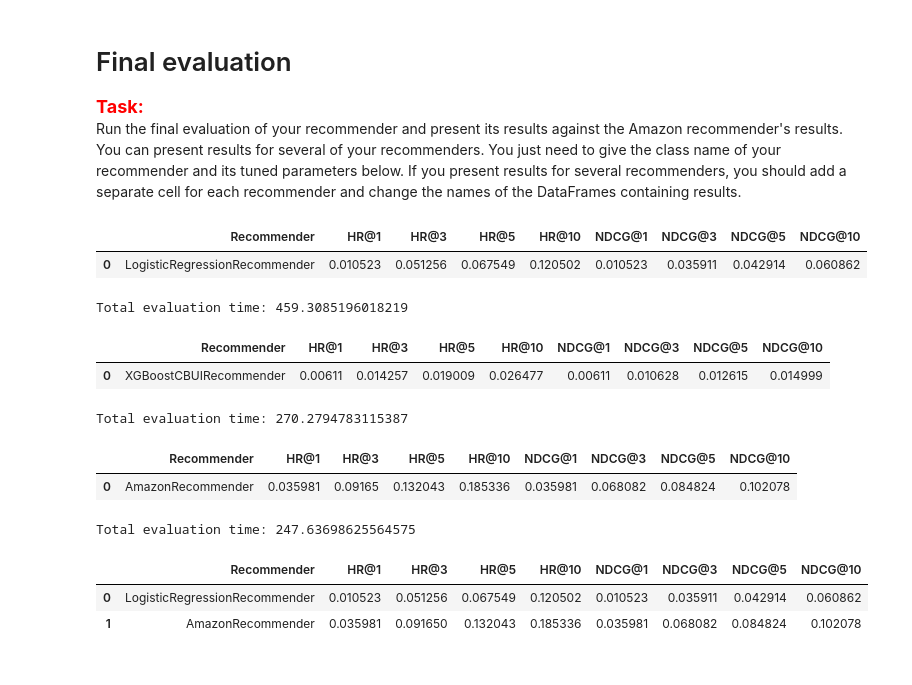
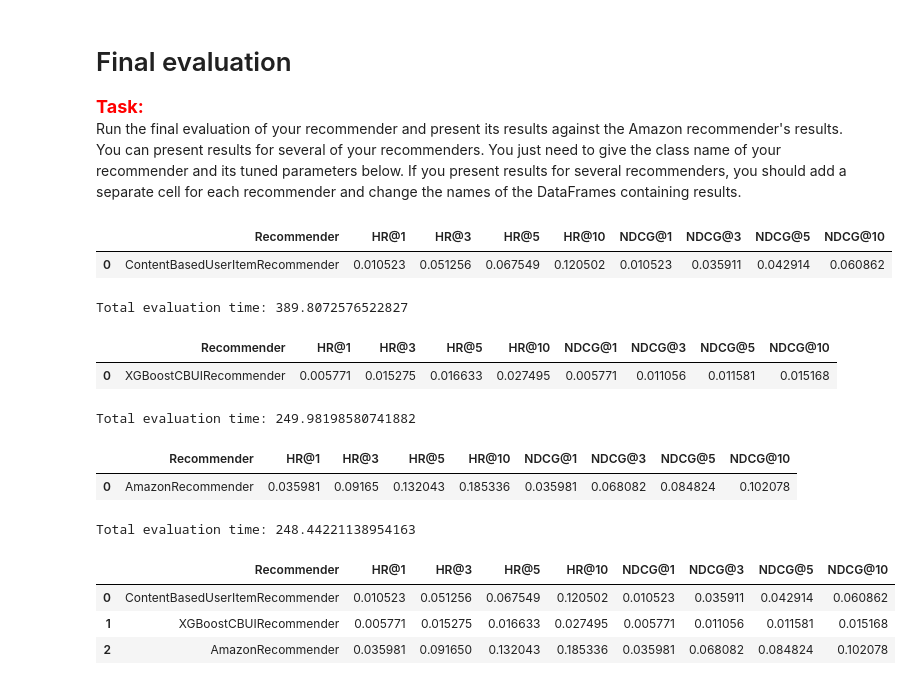
Before and after one commit to jbiesek/ContentBasedRecommender, a Jupyter notebook: project_1_recommender_and_evaluation.ipynb, the cells around one changed output. Drawn from its saved outputs; the diff is of its cells as text; code cells hidden in the pictures.

```diff
--- a/project_1_recommender_and_evaluation.ipynb
+++ b/project_1_recommender_and_evaluation.ipynb
@@ -357,9 +332,8 @@ class ContentBasedUserItemRecommender(Recommender):
         """
 
 #         https://stackoverflow.com/questions/38640109/logistic-regression-python-solvers-definitions
-        self.solver=solver
         self.model = LogisticRegression(
-            solver=self.solver)
+            solver='liblinear')
         self.n_neg_per_pos = n_neg_per_pos
 
         self.recommender_df = pd.DataFrame(columns=['user_id', 'item_id', 'score'])
@@ -419,10 +393,6 @@ class ContentBasedUserItemRecommender(Recommender):
                 possible_items = list(set(random_items)-set(user_items))
             for i in range (self.n_neg_per_pos*len(user_interactions)):
                 negative_interactions.append((user, possible_items[i], 0))
-
-
-#         display(len(negative_interactions))
-#         print("Negative interactions len == 5 * interactions len: ",len(negative_interactions) == len(interactions_df)*5)
 
         interactions_df = pd.concat(
             [interactions_df, pd.DataFrame(negative_interactions, columns=['user_id', 'item_id', 'interacted'])])
@@ -485,15 +455,9 @@ class ContentBasedUserItemRecommender(Recommender):
             # Obtain item ids with the highest score and save those ids under the chosen_ids variable
             # Do not exclude already booked items.
 
+            cartesian_product = user.to_frame().T.merge(items_df, how='cross')
 
-#             interactions_df = pd.merge(interactions_df, users_df, on=['user_id'])
-#             interactions_df = pd.merge(interactions_df, items_df, on=['item_id'])
-
-#             x = interactions_df.loc[:, user_features + item_features].values
-
-
-            cartesian_product = user.to_frame().T.merge(items_df, how='cross')
-#             display(cartesian_product.loc[:, user_features+item_features].values)
+            #For LogisticRegression use decision_function; else use predict
             if(str(self.model)[0:18] == "LogisticRegression"):
                 scores = self.model.decision_function(cartesian_product.loc[:, user_features+item_features].values)
             else:
@@ -516,10 +480,6 @@ class ContentBasedUserItemRecommender(Recommender):
 
         return self.recommender_df
 
-
-# cb_user_item_recommender = ContentBasedUserItemRecommender()
-# cb_user_item_recommender.fit(interactions_df, None, None)
-# cb_user_item_recommender.recommend(pd.DataFrame([[1], [2], [3], [4], [5]], columns=['user_id']), interactions_df, 10)
 
 class LinearRegressionCBUIRecommender(ContentBasedUserItemRecommender):
     """
@@ -833,37 +793,37 @@ cb_user_item_recommender = ContentBasedUserItemRecommender(
     **{'n_neg_per_pos': 5})  # Initialize your recommender here with the best params from tuning
 
 # Give the name of your recommender in the line below
-linear_cbui_tts_results = [['LogisticRegressionRecommender'] + list(evaluate_train_test_split_implicit(
+cbui_tts_results = [['ContentBasedUserItemRecommender'] + list(evaluate_train_test_split_implicit(
     cb_user_item_recommender, interactions_df, items_df))]
 
-linear_cbui_tts_results = pd.DataFrame(
-    linear_cbui_tts_results, columns=['Recommender', 'HR@1', 'HR@3', 'HR@5', 'HR@10', 'NDCG@1', 'NDCG@3', 'NDCG@5', 'NDCG@10'])
+cbui_tts_results = pd.DataFrame(
+    cbui_tts_results, columns=['Recommender', 'HR@1', 'HR@3', 'HR@5', 'HR@10', 'NDCG@1', 'NDCG@3', 'NDCG@5', 'NDCG@10'])
 
-display(linear_cbui_tts_results)
+display(cbui_tts_results)
 print('Total evaluation time: {}'.format(time.time() - t0))
 # %% [output]
 |  | Recommender | HR@1 | HR@3 | HR@5 | HR@10 | NDCG@1 | NDCG@3 | NDCG@5 | NDCG@10 |
-| 0 | LogisticRegressionRecommender | 0.010523 | 0.051256 | 0.067549 | 0.120502 | 0.010523 | 0.035911 | 0.042914 | 0.060862 |
+| 0 | ContentBasedUserItemRecommender | 0.010523 | 0.051256 | 0.067549 | 0.120502 | 0.010523 | 0.035911 | 0.042914 | 0.060862 |
-Total evaluation time: 459.3085196018219
+Total evaluation time: 389.8072576522827
 # %%
 
 t0 = time.time()
-cb_user_item_recommender = XGBoostCBUIRecommender(
+xg_user_item_recommender = XGBoostCBUIRecommender(
     **{'learning_rate': 0.04574969799814225, 'max_depth': None, 'min_samples_split': 3, 'n_estimators': 273, 'n_neg_per_pos': 4})  # Initialize your recommender here with the best params from tuning
 
 # Give the name of your recommender in the line below
-linear_cbui_tts_results = [['XGBoostCBUIRecommender'] + list(evaluate_train_test_split_implicit(
-    cb_user_item_recommender, interactions_df, items_df))]
+xg_cbui_tts_results = [['XGBoostCBUIRecommender'] + list(evaluate_train_test_split_implicit(
+    xg_user_item_recommender, interactions_df, items_df))]
 
-linear_cbui_tts_results = pd.DataFrame(
-    linear_cbui_tts_results, columns=['Recommender', 'HR@1', 'HR@3', 'HR@5', 'HR@10', 'NDCG@1', 'NDCG@3', 'NDCG@5', 'NDCG@10'])
+xg_cbui_tts_results = pd.DataFrame(
+    xg_cbui_tts_results, columns=['Recommender', 'HR@1', 'HR@3', 'HR@5', 'HR@10', 'NDCG@1', 'NDCG@3', 'NDCG@5', 'NDCG@10'])
 
-display(linear_cbui_tts_results)
+display(xg_cbui_tts_results)
 print('Total evaluation time: {}'.format(time.time() - t0))
 # %% [output]
 |  | Recommender | HR@1 | HR@3 | HR@5 | HR@10 | NDCG@1 | NDCG@3 | NDCG@5 | NDCG@10 |
-| 0 | XGBoostCBUIRecommender | 0.00611 | 0.014257 | 0.019009 | 0.026477 | 0.00611 | 0.010628 | 0.012615 | 0.014999 |
+| 0 | XGBoostCBUIRecommender | 0.005771 | 0.015275 | 0.016633 | 0.027495 | 0.005771 | 0.011056 | 0.011581 | 0.015168 |
-Total evaluation time: 270.2794783115387
+Total evaluation time: 249.98198580741882
 # %%
 from recommenders.amazon_recommender import AmazonRecommender
 t0 = time.time()
@@ -880,11 +840,12 @@ print('Total evaluation time: {}'.format(time.time() - t0))
 # %% [output]
 |  | Recommender | HR@1 | HR@3 | HR@5 | HR@10 | NDCG@1 | NDCG@3 | NDCG@5 | NDCG@10 |
 | 0 | AmazonRecommender | 0.035981 | 0.09165 | 0.132043 | 0.185336 | 0.035981 | 0.068082 | 0.084824 | 0.102078 |
-Total evaluation time: 247.63698625564575
+Total evaluation time: 248.44221138954163
 # %%
-tts_results = pd.concat([linear_cbui_tts_results, amazon_tts_results]).reset_index(drop=True)
+tts_results = pd.concat([cbui_tts_results, xg_cbui_tts_results, amazon_tts_results]).reset_index(drop=True)
 display(tts_results)
 # %% [output]
 |  | Recommender | HR@1 | HR@3 | HR@5 | HR@10 | NDCG@1 | NDCG@3 | NDCG@5 | NDCG@10 |
-| 0 | LogisticRegressionRecommender | 0.010523 | 0.051256 | 0.067549 | 0.120502 | 0.010523 | 0.035911 | 0.042914 | 0.060862 |
-| 1 | AmazonRecommender | 0.035981 | 0.091650 | 0.132043 | 0.185336 | 0.035981 | 0.068082 | 0.084824 | 0.102078 |
+| 0 | ContentBasedUserItemRecommender | 0.010523 | 0.051256 | 0.067549 | 0.120502 | 0.010523 | 0.035911 | 0.042914 | 0.060862 |
+| 1 | XGBoostCBUIRecommender | 0.005771 | 0.015275 | 0.016633 | 0.027495 | 0.005771 | 0.011056 | 0.011581 | 0.015168 |
+| 2 | AmazonRecommender | 0.035981 | 0.091650 | 0.132043 | 0.185336 | 0.035981 | 0.068082 | 0.084824 | 0.102078 |
```
Also changed, not shown: parts of 4 cells of this notebook, 15 other files.
